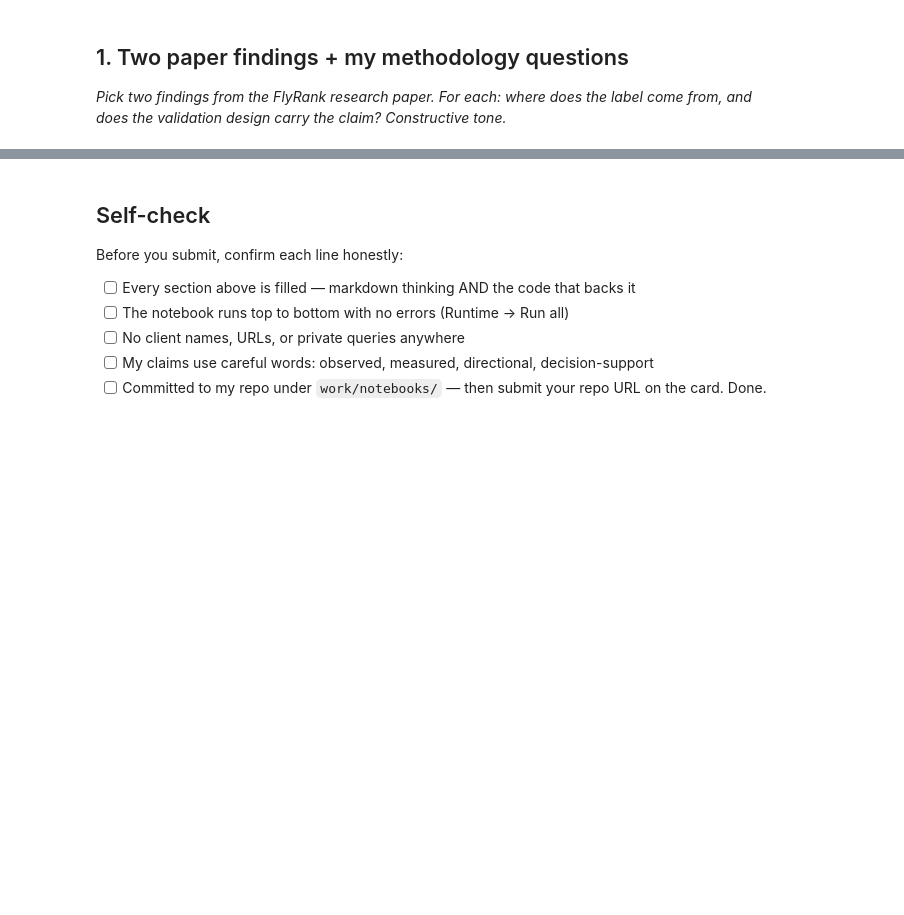
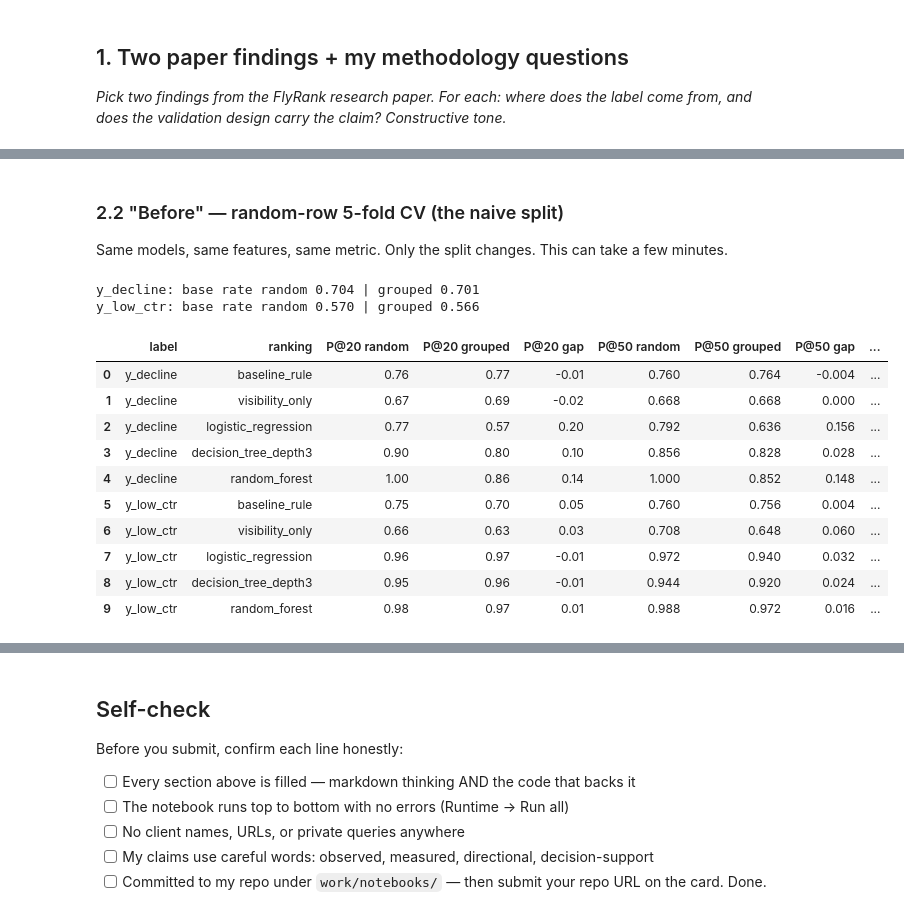
Before and after one commit to LukasDjuric/FlyRank_intership, a Jupyter notebook: work/notebooks/w06_validation_audit.ipynb, the cells around one changed output, grey strips where cells are left out. Drawn from its saved outputs; the diff is of its cells as text; code cells hidden in the pictures; blank space fills up the shorter version.

```diff
--- a/work/notebooks/w06_validation_audit.ipynb
+++ b/work/notebooks/w06_validation_audit.ipynb
@@ -386,0 +236,42 @@ Full feature set + trend_pct injected on purpose (this SHOULD look almost perfec
+# %% [markdown]
+### 2.2 "Before" — random-row 5-fold CV (the naive split)
+
+Same models, same features, same metric. Only the split changes. This can take a few minutes.
+# %%
+splits_r = list(KFold(n_splits=5, shuffle=True, random_state=SEED).split(X))
+ft_r, oof_r, _ = run_cv(splits_r, X)
+ft_r["split"] = "random_rows"
+
+both = pd.concat([ft_r, ft_g], ignore_index=True)
+order = ["baseline_rule", "visibility_only"] + MODEL_NAMES
+rows = []
+for lab in LABELS:
+    for name in order:
+        r = {"label": lab, "ranking": name}
+        for k in (20, 50):
+            a = both[(both.label == lab) & (both.ranking == name) & (both.split == "random_rows")][f"P@{k}"].mean()
+            b = both[(both.label == lab) & (both.ranking == name) & (both.split == "grouped_by_client")][f"P@{k}"].mean()
+            r[f"P@{k} random"], r[f"P@{k} grouped"], r[f"P@{k} gap"] = round(a, 3), round(b, 3), round(a - b, 3)
+        for nm, sp in (("AUC random", "random_rows"), ("AUC grouped", "grouped_by_client")):
+            r[nm] = round(both[(both.label == lab) & (both.ranking == name) & (both.split == sp)]["auc"].mean(), 3)
+        r["AUC gap"] = round(r["AUC random"] - r["AUC grouped"], 3)
+        rows.append(r)
+gap_table = pd.DataFrame(rows)
+for lab in LABELS:
+    print(f"{lab}: base rate random {both[(both.label==lab)&(both.split=='random_rows')].drop_duplicates('fold').base_rate.mean():.3f}"
+          f" | grouped {both[(both.label==lab)&(both.split=='grouped_by_client')].drop_duplicates('fold').base_rate.mean():.3f}")
+gap_table
+# %% [output]
+y_decline: base rate random 0.704 | grouped 0.701
+y_low_ctr: base rate random 0.570 | grouped 0.566
+|  | label | ranking | P@20 random | P@20 grouped | P@20 gap | P@50 random | P@50 grouped | P@50 gap | ... |
+| 0 | y_decline | baseline_rule | 0.76 | 0.77 | -0.01 | 0.760 | 0.764 | -0.004 | ... |
+| 1 | y_decline | visibility_only | 0.67 | 0.69 | -0.02 | 0.668 | 0.668 | 0.000 | ... |
+| 2 | y_decline | logistic_regression | 0.77 | 0.57 | 0.20 | 0.792 | 0.636 | 0.156 | ... |
+| 3 | y_decline | decision_tree_depth3 | 0.90 | 0.80 | 0.10 | 0.856 | 0.828 | 0.028 | ... |
+| 4 | y_decline | random_forest | 1.00 | 0.86 | 0.14 | 1.000 | 0.852 | 0.148 | ... |
+| 5 | y_low_ctr | baseline_rule | 0.75 | 0.70 | 0.05 | 0.760 | 0.756 | 0.004 | ... |
+| 6 | y_low_ctr | visibility_only | 0.66 | 0.63 | 0.03 | 0.708 | 0.648 | 0.060 | ... |
+| 7 | y_low_ctr | logistic_regression | 0.96 | 0.97 | -0.01 | 0.972 | 0.940 | 0.032 | ... |
+| 8 | y_low_ctr | decision_tree_depth3 | 0.95 | 0.96 | -0.01 | 0.944 | 0.920 | 0.024 | ... |
+| 9 | y_low_ctr | random_forest | 0.98 | 0.97 | 0.01 | 0.988 | 0.972 | 0.016 | ... |
```
Also changed, not shown: parts of 49 cells of this notebook.
